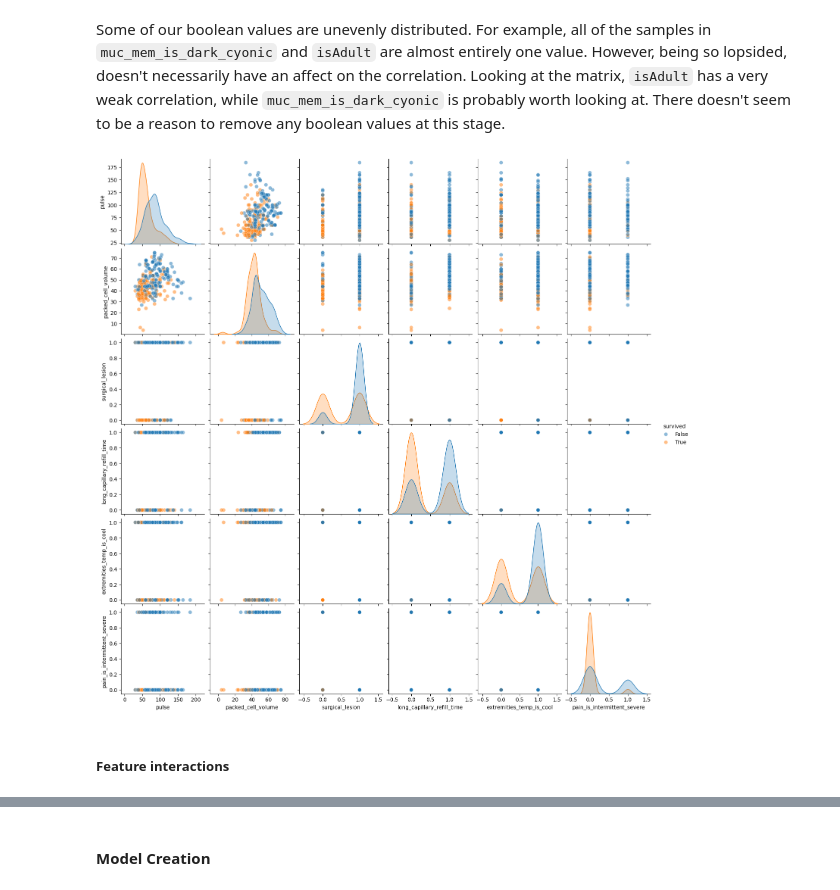
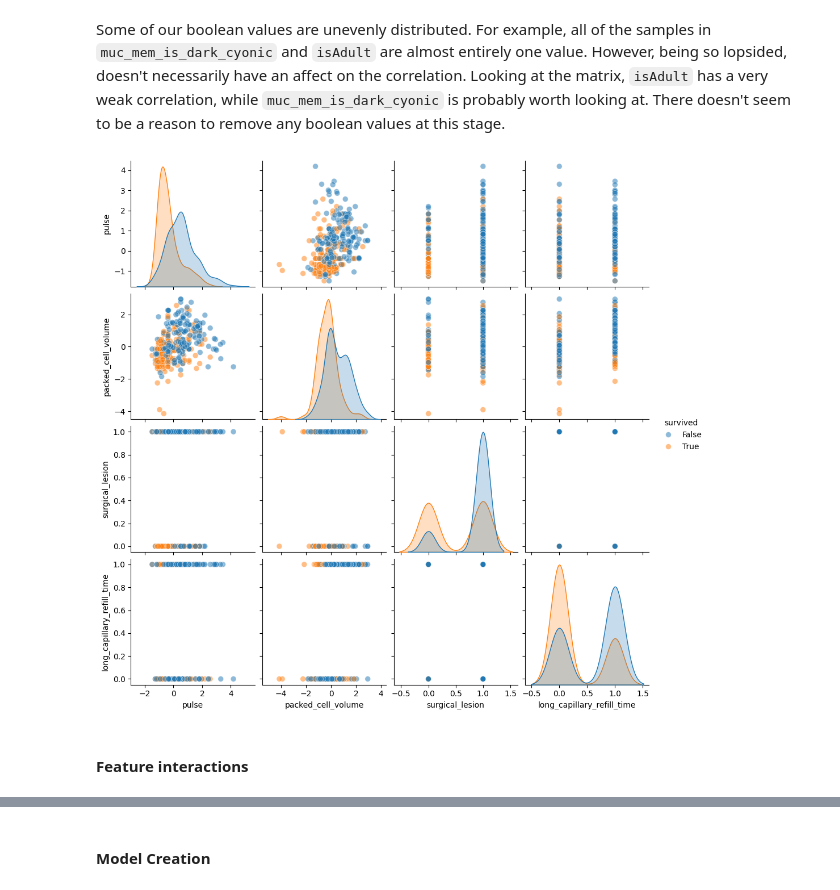
Before and after one commit to mrkmhny/horses, a Jupyter notebook: horses.ipynb, the cells around one changed output, grey strips where cells are left out. Drawn from its saved outputs; the diff is of its cells as text; code cells hidden in the pictures.

```diff
--- a/horses.ipynb
+++ b/horses.ipynb
@@ -439,25 +501,25 @@ plt.show()
 [figure]
 # %%
 # The "true" cases seemed be in a very strong majority, and this might skew our models
-# Let's use SMOTE to create a more even sampling
-
-# Preparing features and target
-X_train = df_train.drop('survived', axis=1)
-y_train = df_train['survived']
+# Let's use SMOTE to create a more even sampling, and scale our features
 
 encoder = LabelEncoder()
 y_train_encoded = encoder.fit_transform(y_train)
 
-# Apply SMOTE
+# Apply SMOTE to both our scaled and unscaled data
 smote = SMOTE(random_state=1)
-X_train_resampled, y_train_resampled = smote.fit_resample(X_train, y_train_encoded)
+X_train_scaled_resampled, y_train_scaled_resampled = smote.fit_resample(X_train_scaled, y_train_encoded)
+X_train_unscaled_resampled, y_train_unscaled_resampled = smote.fit_resample(X_train, y_train_encoded)
 
 # Convert resampled data back to a DataFrame
-df_train_resampled = pd.DataFrame(X_train_resampled, columns=X_train.columns)
-df_train_resampled.insert(0, 'survived', y_train_resampled.astype('bool'))
+df_train_scaled_resampled = pd.DataFrame(X_train_scaled_resampled, columns=X_train.columns)
+df_train_scaled_resampled.insert(0, 'survived', y_train_scaled_resampled.astype('bool'))
+
+df_train_unscaled_resampled = pd.DataFrame(X_train_unscaled_resampled, columns=X_train.columns)
+df_train_unscaled_resampled.insert(0, 'survived', y_train_unscaled_resampled.astype('bool'))
 
 # Plot histogram of the 'survived' column in the resampled data
-sns.countplot(x='survived', data=df_train_resampled)
+sns.countplot(x='survived', data=df_train_scaled_resampled)
 plt.title('Distribution of "survived" in Training Data After SMOTE')
 plt.show()
 # %% [output]
@@ -544,20 +606,20 @@ Some of our boolean values are unevenly distributed.  For example, all of the sa
 # %%
 # Pair plot with highest correlated features
 
-corr_matrix =  df_train_resampled.corr()
+corr_matrix =  df_train_scaled_resampled.corr()
 target_corr = corr_matrix['survived'].drop('survived')
 threshold = 0.35 # Update this value to get more/less features
 high_corr_features = target_corr[abs(target_corr) > threshold].index.tolist()
 
 # Add the target variable to the list for visualization
 features_to_plot = high_corr_features + ['survived']
 
 # Create a pair plot
-sns.pairplot(df_train_resampled[features_to_plot], hue='survived', height=2.5, plot_kws={'alpha': 0.5, 's': 50})
+sns.pairplot(df_train_scaled_resampled[features_to_plot], hue='survived', height=2.5, plot_kws={'alpha': 0.5, 's': 50})
 plt.title('')
 plt.show()
 # %% [output]
-[figure, old version]
+[figure, new version]
 # %% [markdown]
-##### Feature interactions
+#### Feature interactions
 # %%
```
Also changed, not shown: parts of 30 cells of this notebook.
